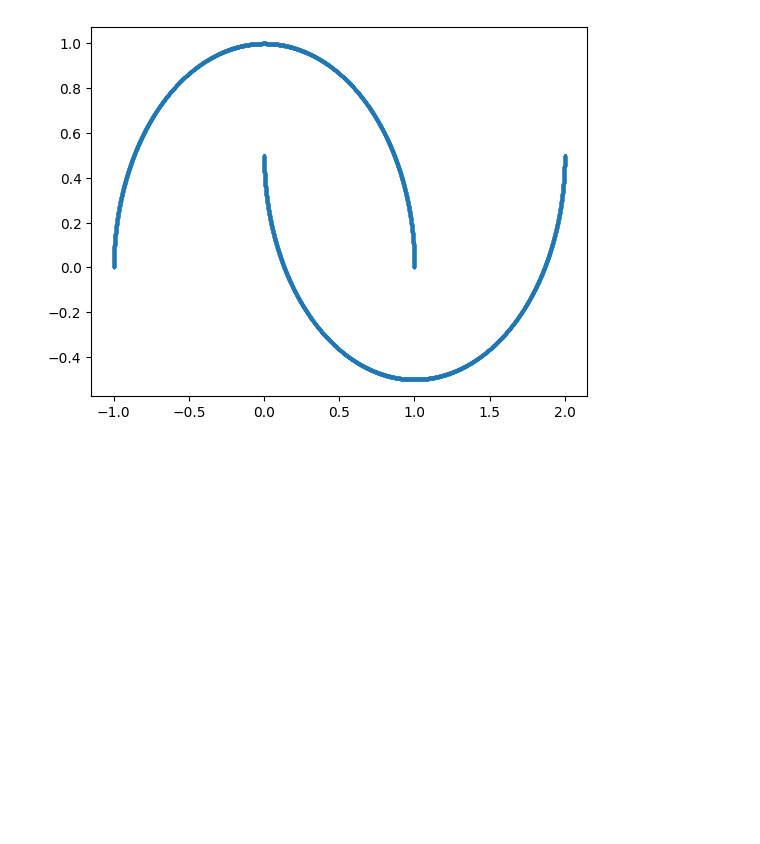
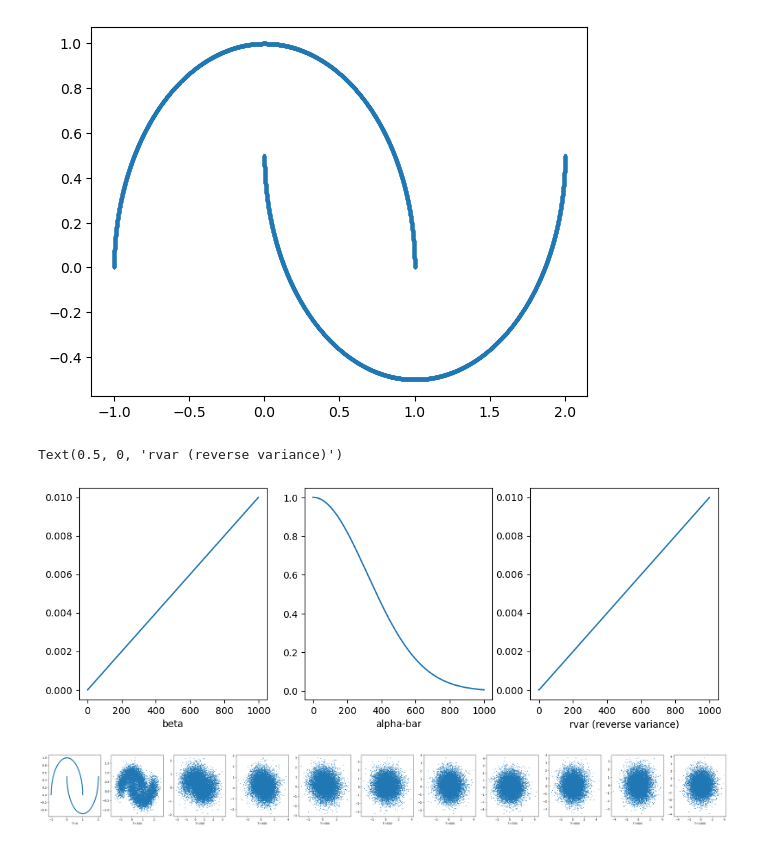
Before and after one commit to guthasaibharathchandra/ddpm_base, a Jupyter notebook: part1a.ipynb, the cells around one changed output. Saved outputs shown, nothing was run; the diff lists cells and outputs as text; code cells hidden in the pictures; blank space fills up the shorter version.

```diff
--- a/part1a.ipynb
+++ b/part1a.ipynb
@@ -15,3 +15,28 @@ plt.scatter(X_train[:,0],X_train[:,1],s=2)
 # %% [output]
 <matplotlib.collections.PathCollection at 0x...>
 [figure]
+# %%
+T = 1000
+schedule = make_schedule(scheme='linear',rvar='fvar', T=T, start_beta=1e-6, end_beta=1e-2)
+f, ax = plt.subplots(ncols=3,figsize=(12,4))
+ax[0].plot(np.arange(start=0,stop=T+1),schedule['beta'])
+ax[0].set_xlabel('beta')
+ax[1].plot(np.arange(start=0,stop=T+1),schedule['alpha'])
+ax[1].set_xlabel('alpha-bar')
+ax[2].plot(np.arange(start=0,stop=T+1),schedule['rvar'])
+ax[2].set_xlabel('rvar (reverse variance)')
+#print(schedule['alpha'])
+# %% [output]
+Text(0.5, 0, 'rvar (reverse variance)')
+[figure, added]
+# %%
+numsamples = 11
+f, ax = plt.subplots(ncols=numsamples,figsize=(4*numsamples,4))
+datavis = np.copy(X_train)
+for idx,t in enumerate(np.linspace(start=0, stop=T, endpoint=True, num=numsamples)):
+    t = int(t)
+    _datavis = forward_diffusion(datavis, 0, t, schedule)
+    ax[idx].scatter(_datavis[:,0],_datavis[:,1],s=2)
+    ax[idx].set_xlabel('T='+str(t))
+# %% [output]
+[figure, added]
```
Also changed, not shown: parts of 24 cells of this notebook, 2 other files.
